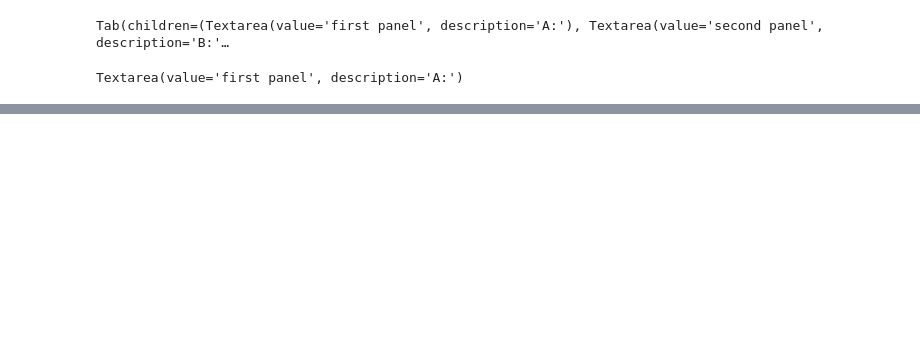
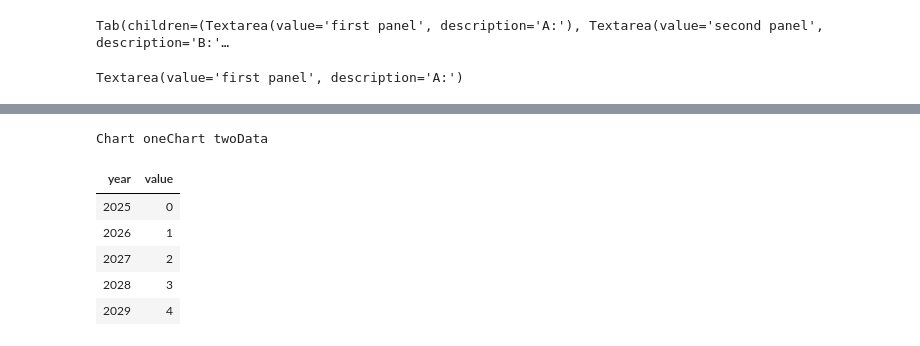
Before and after one commit to IbHansen/mfdemo, a Jupyter notebook: Pakistan/rise test.ipynb, the cells around one changed output, grey strips where cells are left out. Saved outputs shown, nothing was run; the diff lists cells and outputs as text; code cells hidden in the pictures; blank space fills up the shorter version.

```diff
--- a/Pakistan/rise test.ipynb
+++ b/Pakistan/rise test.ipynb
@@ -35,0 +47,14 @@ Textarea(value='first panel', description='A:')
+# %%
+# 2. what ModelFlow's rplot shows: modelwidget.tabwidget(tab=False) with svg charts (htmlwidget_fig)
+import matplotlib.pyplot as plt
+from modelwidget import tabwidget, htmlwidget_fig
+
+figs = {}
+for name, k in (('Chart one', 1), ('Chart two', 2)):
+    fig, ax = plt.subplots(figsize=(6, 2.5))
+    ax.plot(range(10), [k * x for x in range(10)])
+    ax.set_title(name)
+    figs[name] = htmlwidget_fig(fig)
+    plt.close(fig)
+
+tabwidget(figs, tab=False, selected_index=0).datawidget
@@ -35,0 +128,11 @@ Textarea(value='first panel', description='A:')
+# %%
+# 5. tabs with radio buttons + CSS
+HTML(html_tabs({'Chart one': chart('Chart one', 1), 'Chart two': chart('Chart two', 2), 'Data': table(1)}))
+# %% [output]
+Chart oneChart twoData
+| year | value |
+| 2025 | 0 |
+| 2026 | 1 |
+| 2027 | 2 |
+| 2028 | 3 |
+| 2029 | 4 |
```
Also changed, not shown: parts of 8 cells of this notebook, 42 other files.
